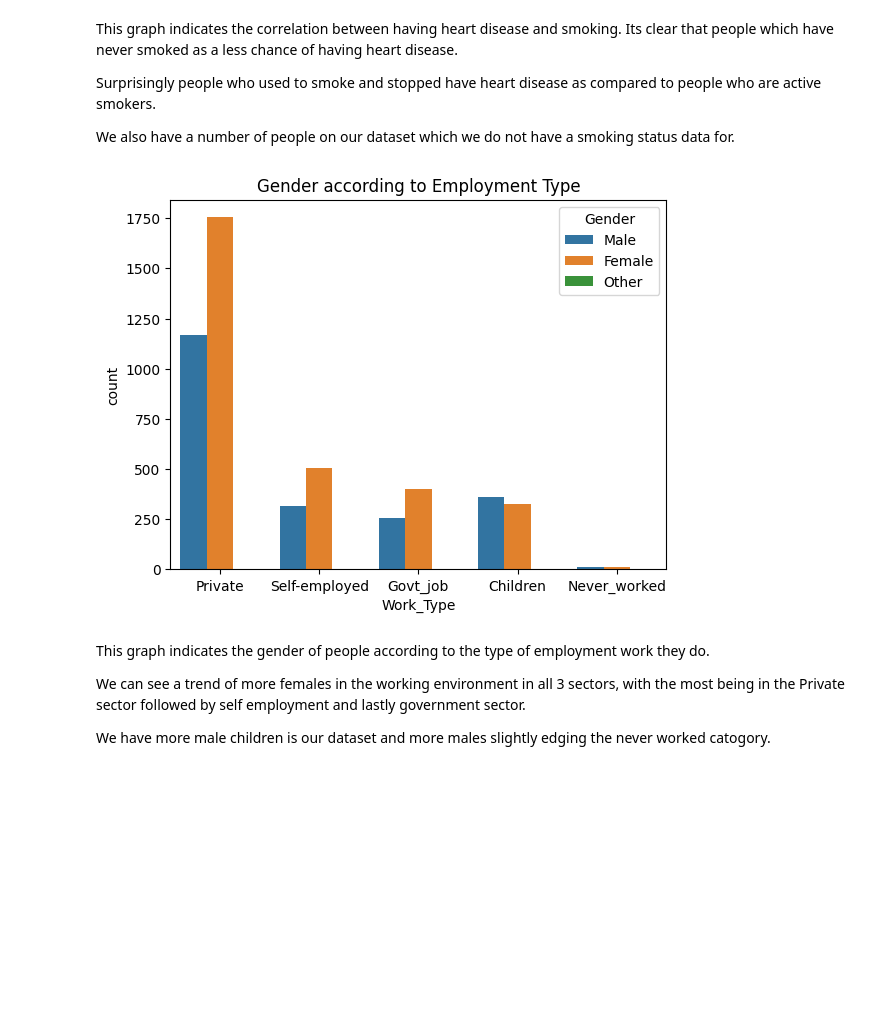
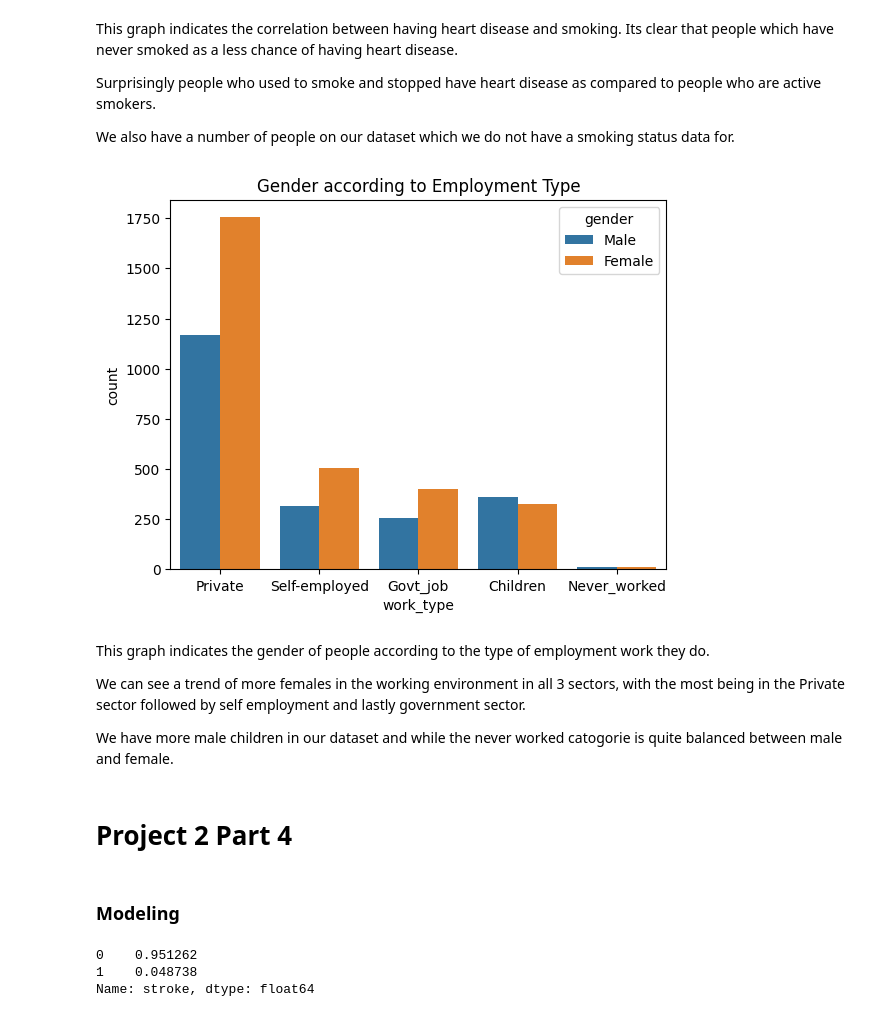
Before and after one commit to Desh86/Project2, a Jupyter notebook: Project_2.ipynb, the cells around one changed output. Drawn from its saved outputs; the diff is of its cells as text; code cells hidden in the pictures; blank space fills up the shorter version.

```diff
--- a/Project_2.ipynb
+++ b/Project_2.ipynb
@@ -102,4 +104,0 @@ Each row in the data provides relevant information about the patient.
-# %%
-fpath ='/content/drive/MyDrive/CodingDojo/02-MachineLearning/Week08/Data/cirrhosis.csv'
-df = pd.read_csv(fpath)
-df.head()
@@ -311,3 +256,6 @@ Stroke               0
 dtype: int64
 # %%
-df.rename(columns = {'gender':'Gender'}, inplace = True)
+df.rename(columns = {'Residence_type':'residence_type'}, inplace = True)
+# %%
+# drop all rows that contain 'Other'
+df = df.drop(df[df['gender'] == 'Other'].index)
@@ -314,5 +286,5 @@ df.rename(columns = {'gender':'Gender'}, inplace = True)
 # %%
 # Standardize the values in the Central column
-df['Work_Type'].replace({'children':'Children'}, inplace = True)
-df['Work_Type'].value_counts()
+df['work_type'].replace({'children':'Children'}, inplace = True)
+df['work_type'].value_counts()
 # %% [output]
@@ -617,13 +589,24 @@ Surprisingly people who used to smoke and stopped have heart disease as compared
 
 We also have a number of people on our dataset which we do not have a smoking status data for.
 # %%
-ax= sns.countplot(data=df, x='Work_Type', hue = 'Gender');
+ax= sns.countplot(data=df, x='work_type', hue = 'gender');
 ax.set(title='Gender according to Employment Type');
 # %% [output]
-[figure, old version]
+[figure, new version]
 # %% [markdown]
 This graph indicates the gender of people according to the type of employment work they do.
 
 We can see a trend of more females in the working environment in all 3 sectors, with the most being in the Private sector followed by self employment and lastly government sector.
 
-We have more male children is our dataset and more males slightly edging the never worked catogory.
+We have more male children in our dataset and while the never worked catogorie is quite balanced between male and female.
+# %% [markdown]
+# Project 2 Part 4
+# %% [markdown]
+### Modeling
+# %%
+# by using normalize = True with value_counts, our output is the percentage of each class (written as a decimal)
+df['stroke'].value_counts(normalize = True)
+# %% [output]
+0    0.951262
+1    0.048738
+Name: stroke, dtype: float64
```
Also changed, not shown: parts of 95 cells of this notebook.
